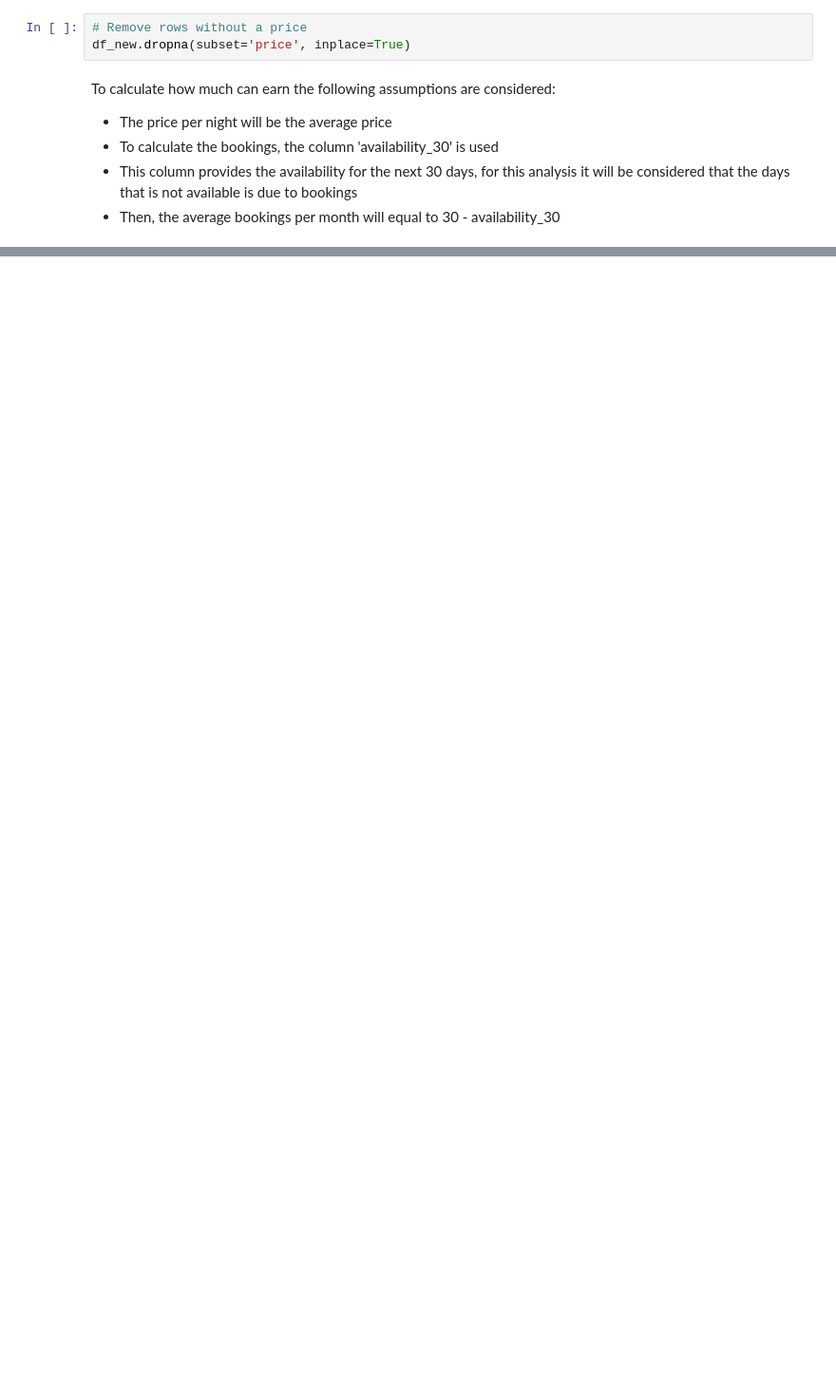
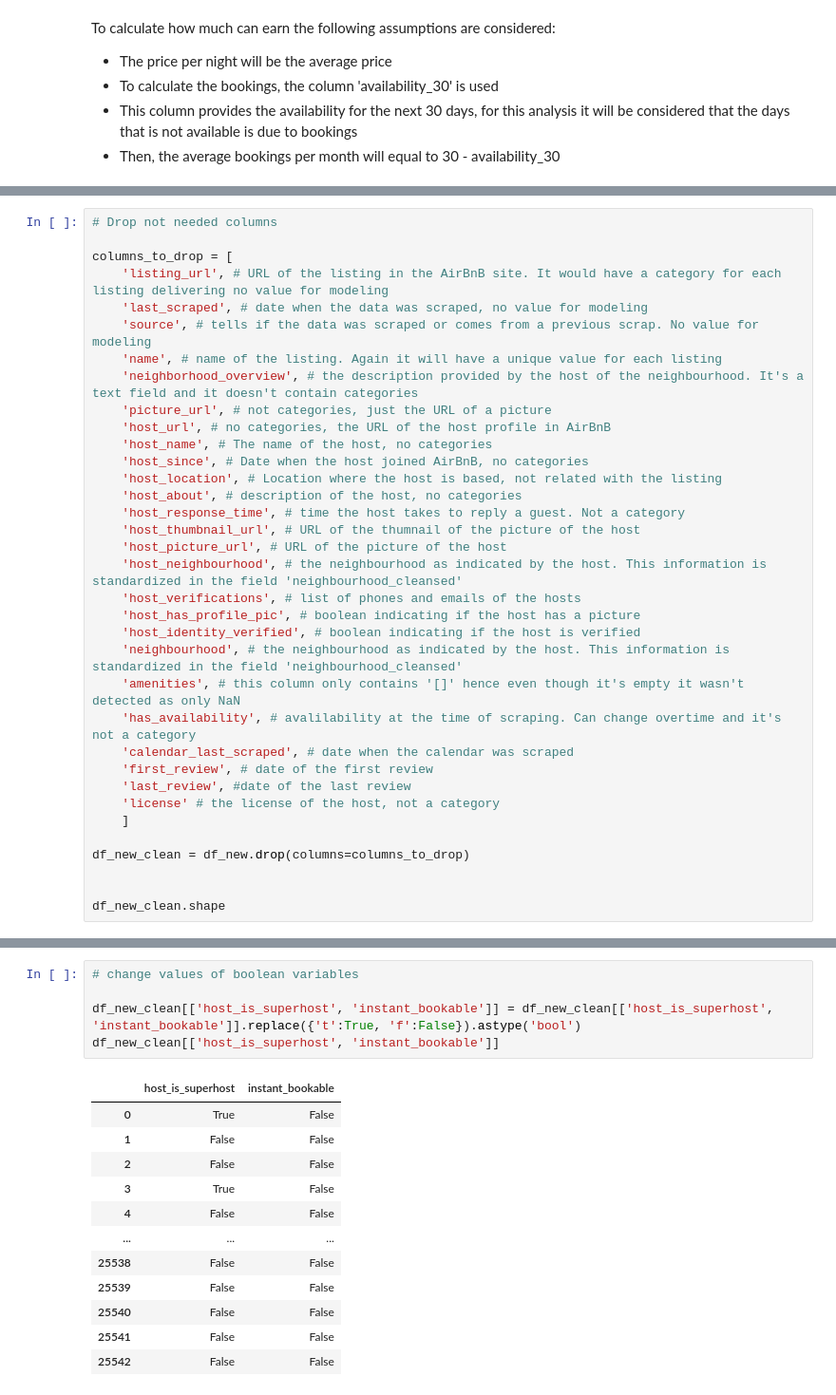
Before and after one commit to atrgz/airbnb_madrid, a Jupyter notebook: code.ipynb, the cells around one changed output, grey strips where cells are left out. Shown at 95% size. Drawn from its saved outputs; the diff is of its cells as text; blank space fills up the shorter version.

```diff
--- a/code.ipynb
+++ b/code.ipynb
@@ -447,8 +453,5 @@ price_data
 # %% [markdown]
 The average price is $129 per night. Almost 60% of the listins have a price between $10 and $100 per night.
-# %%
-# Remove rows without a price
-df_new.dropna(subset='price', inplace=True)
 # %% [markdown]
 To calculate how much can earn the following assumptions are considered:
 * The price per night will be the average price
@@ -483,0 +506,35 @@ A host could earn an average of $2580.32 per month
+# %%
+# Drop not needed columns
+
+columns_to_drop = [
+    'listing_url', # URL of the listing in the AirBnB site. It would have a category for each listing delivering no value for modeling
+    'last_scraped', # date when the data was scraped, no value for modeling
+    'source', # tells if the data was scraped or comes from a previous scrap. No value for modeling
+    'name', # name of the listing. Again it will have a unique value for each listing
+    'neighborhood_overview', # the description provided by the host of the neighbourhood. It's a text field and it doesn't contain categories
+    'picture_url', # not categories, just the URL of a picture
+    'host_url', # no categories, the URL of the host profile in AirBnB
+    'host_name', # The name of the host, no categories
+    'host_since', # Date when the host joined AirBnB, no categories
+    'host_location', # Location where the host is based, not related with the listing
+    'host_about', # description of the host, no categories
+    'host_response_time', # time the host takes to reply a guest. Not a category
+    'host_thumbnail_url', # URL of the thumnail of the picture of the host
+    'host_picture_url', # URL of the picture of the host
+    'host_neighbourhood', # the neighbourhood as indicated by the host. This information is standardized in the field 'neighbourhood_cleansed'
+    'host_verifications', # list of phones and emails of the hosts
+    'host_has_profile_pic', # boolean indicating if the host has a picture
+    'host_identity_verified', # boolean indicating if the host is verified
+    'neighbourhood', # the neighbourhood as indicated by the host. This information is standardized in the field 'neighbourhood_cleansed'
+    'amenities', # this column only contains '[]' hence even though it's empty it wasn't detected as only NaN
+    'has_availability', # avalilability at the time of scraping. Can change overtime and it's not a category
+    'calendar_last_scraped', # date when the calendar was scraped
+    'first_review', # date of the first review
+    'last_review', #date of the last review
+    'license' # the license of the host, not a category
+    ]
+
+df_new_clean = df_new.drop(columns=columns_to_drop)
+
+
+df_new_clean.shape
@@ -483,0 +543,18 @@ A host could earn an average of $2580.32 per month
+# %%
+# change values of boolean variables
+
+df_new_clean[['host_is_superhost', 'instant_bookable']] = df_new_clean[['host_is_superhost', 'instant_bookable']].replace({'t':True, 'f':False}).astype('bool')
+df_new_clean[['host_is_superhost', 'instant_bookable']]
+# %% [output]
+|  | host_is_superhost | instant_bookable |
+| 0 | True | False |
+| 1 | False | False |
+| 2 | False | False |
+| 3 | True | False |
+| 4 | False | False |
+| ... | ... | ... |
+| 25538 | False | False |
+| 25539 | False | False |
+| 25540 | False | False |
+| 25541 | False | False |
+| 25542 | False | False |
```
Also changed, not shown: parts of 29 cells of this notebook.
